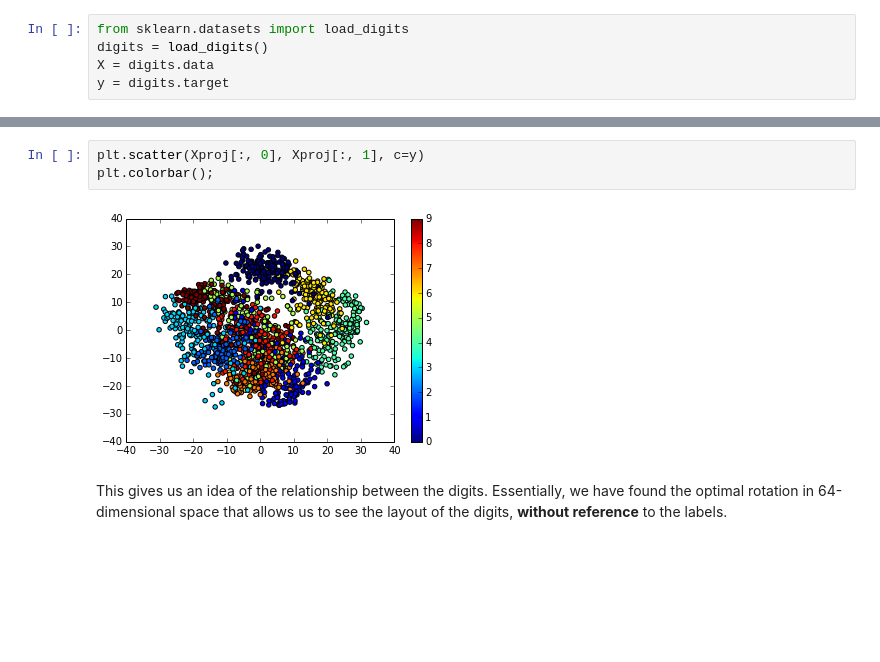
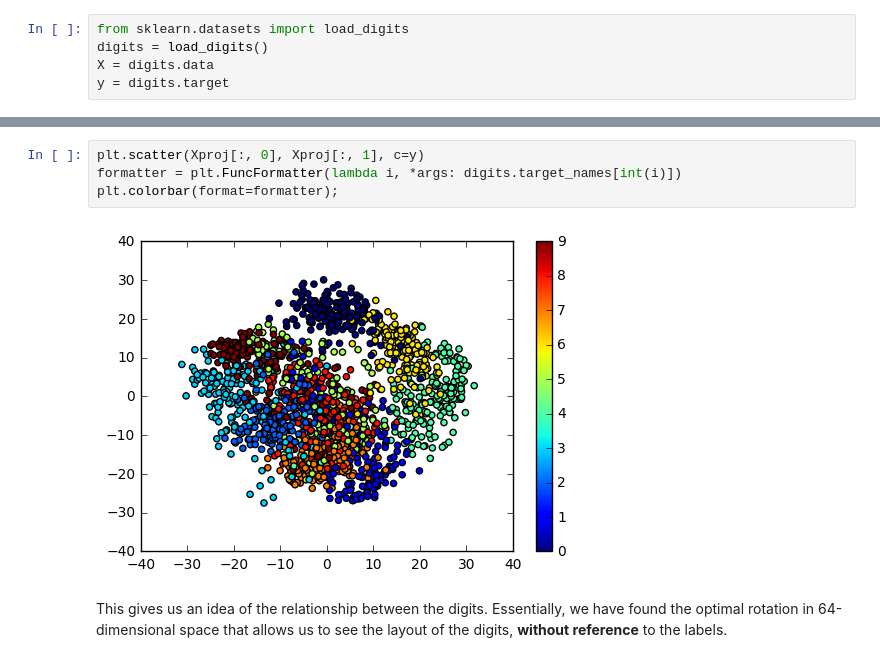
Before and after one commit to fatcamera/sklearn_pycon2014, a Jupyter notebook: notebooks/05_unsupervised_in_depth.ipynb, the cells around one changed output, grey strips where cells are left out. Cells and saved outputs as stored; diff of their text form; blank space fills up the shorter version.

```diff
--- a/notebooks/05_unsupervised_in_depth.ipynb
+++ b/notebooks/05_unsupervised_in_depth.ipynb
@@ -87,8 +87,9 @@ print(Xproj.shape)
 # %%
 plt.scatter(Xproj[:, 0], Xproj[:, 1], c=y)
-plt.colorbar();
+formatter = plt.FuncFormatter(lambda i, *args: digits.target_names[int(i)])
+plt.colorbar(format=formatter);
 # %% [output]
-[figure, old version]
+[figure, new version]
 # %% [markdown]
 This gives us an idea of the relationship between the digits. Essentially, we have found the optimal rotation in 64-dimensional space that allows us to see the layout of the digits, **without reference** to the labels.
 # %% [markdown]
```
Also changed, not shown: parts of 14 cells of this notebook.
